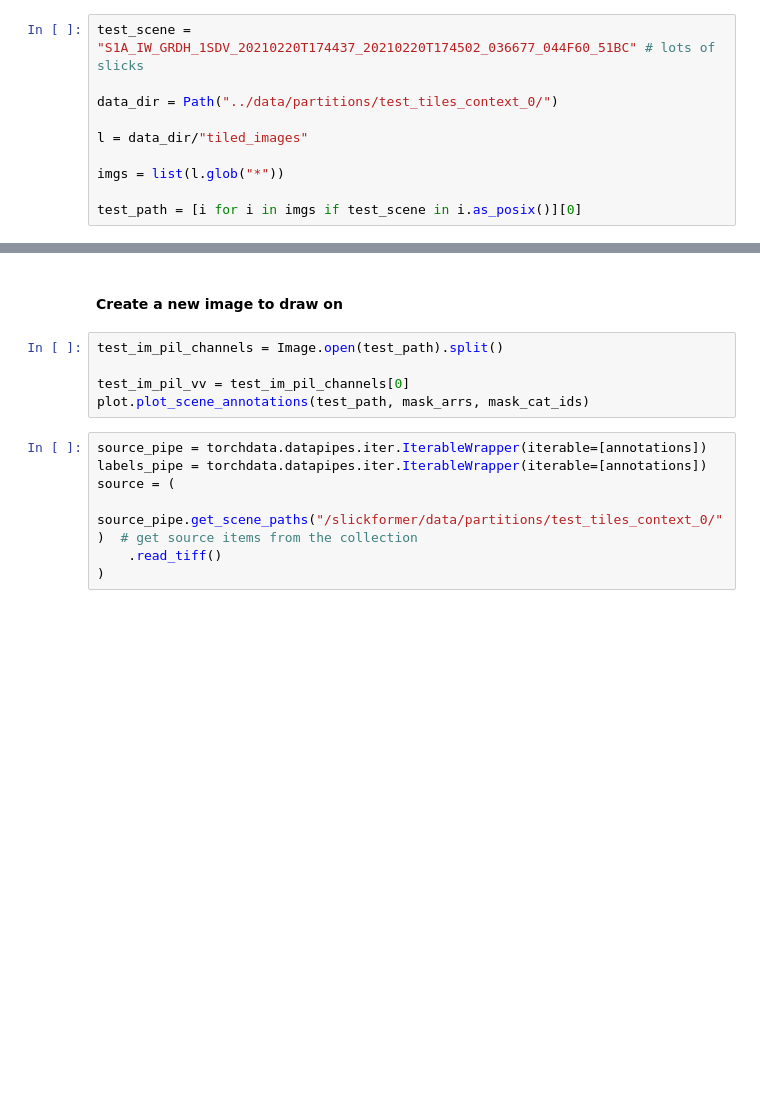
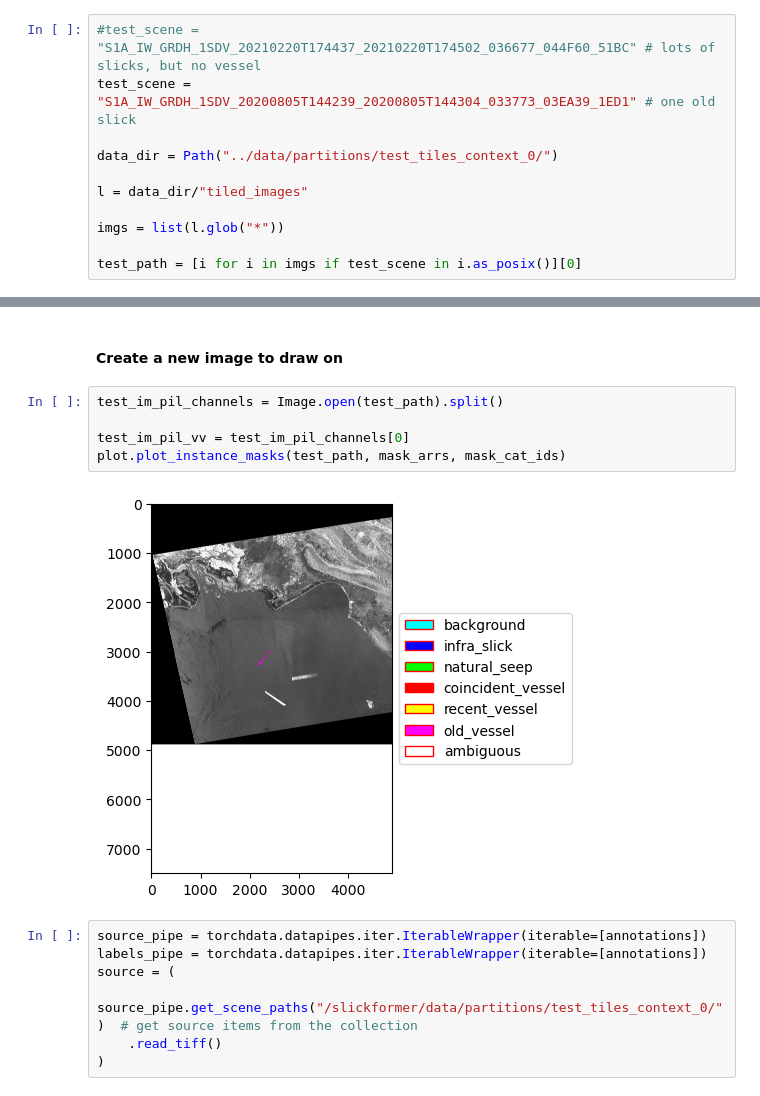
Before and after one commit to developmentseed/slickformer, a Jupyter notebook: notebooks/evaluation_mrcnn.ipynb, the cells around one changed output, grey strips where cells are left out. Drawn from its saved outputs; the diff is of its cells as text; blank space fills up the shorter version.

```diff
--- a/notebooks/evaluation_mrcnn.ipynb
+++ b/notebooks/evaluation_mrcnn.ipynb
@@ -22,7 +28,8 @@ torch.cuda.is_available()
 # %% [markdown]
 ### Grabbing a test image to inspect
 # %%
-test_scene = "S1A_IW_GRDH_1SDV_20210220T174437_20210220T174502_036677_044F60_51BC" # lots of slicks
+#test_scene = "S1A_IW_GRDH_1SDV_20210220T174437_20210220T174502_036677_044F60_51BC" # lots of slicks, but no vessel
+test_scene = "S1A_IW_GRDH_1SDV_20200805T144239_20200805T144304_033773_03EA39_1ED1" # one old slick
 
 data_dir = Path("../data/partitions/test_tiles_context_0/")
 
@@ -43,8 +60,10 @@ mask_cat_ids, mask_arrs = data_pipeline.decode_masks(test_scene, annotations)
 # %%
 test_im_pil_channels = Image.open(test_path).split()
 
 test_im_pil_vv = test_im_pil_channels[0]
-plot.plot_scene_annotations(test_path, mask_arrs, mask_cat_ids)
+plot.plot_instance_masks(test_path, mask_arrs, mask_cat_ids)
+# %% [output]
+[figure, added]
 # %%
 source_pipe = torchdata.datapipes.iter.IterableWrapper(iterable=[annotations])
 labels_pipe = torchdata.datapipes.iter.IterableWrapper(iterable=[annotations])
```
Also changed, not shown: parts of 12 cells of this notebook, 3 other files.
